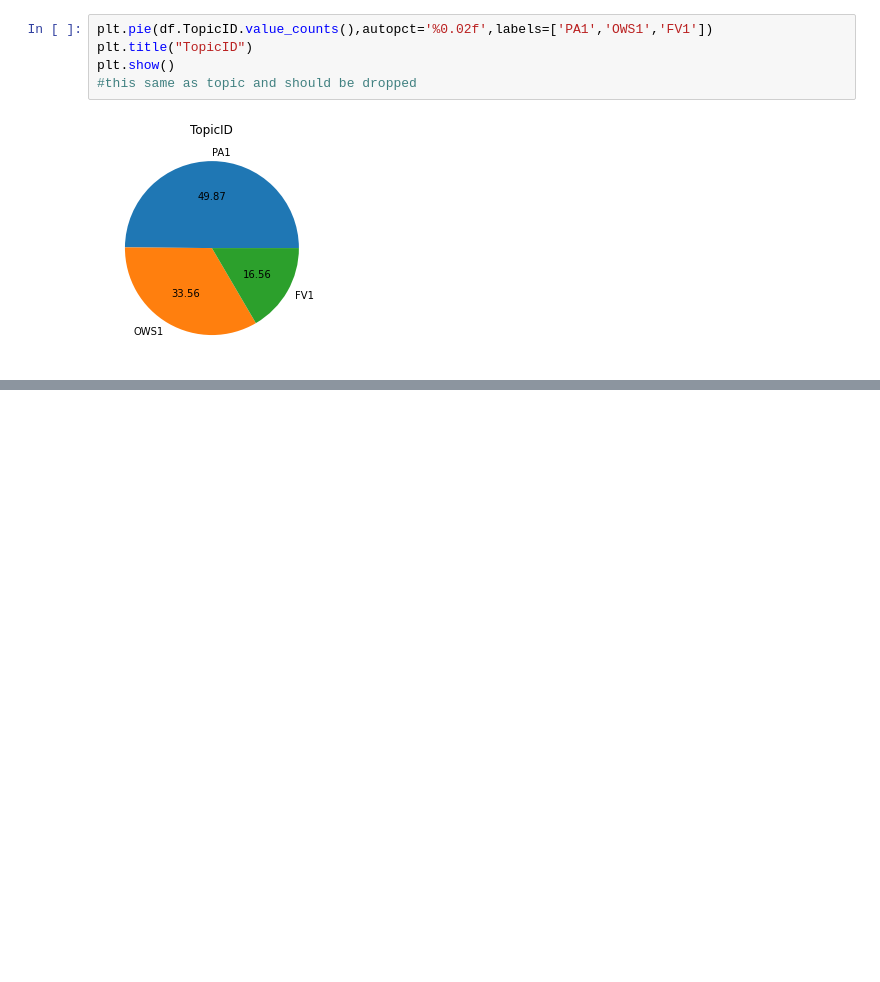
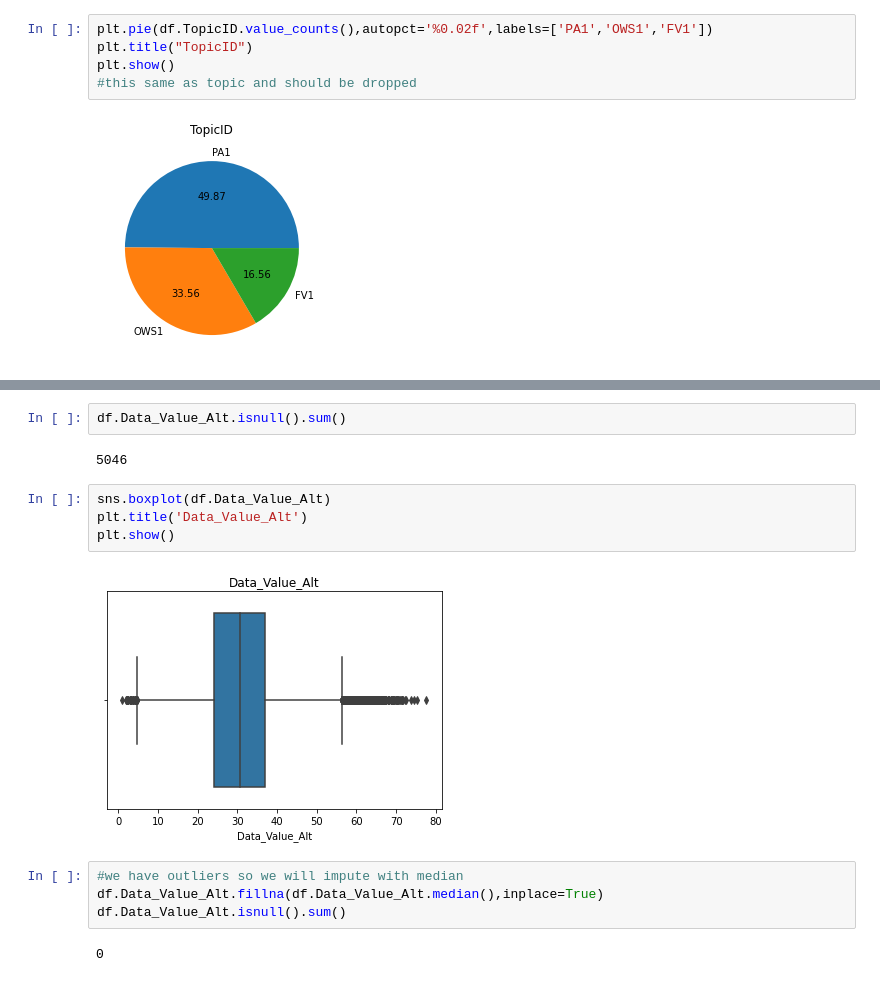
Before and after one commit to deepakjeff2/data-cleaning, a Jupyter notebook: Nutrition.ipynb, the cells around one changed output, grey strips where cells are left out. Drawn from its saved outputs; the diff is of its cells as text; blank space fills up the shorter version.

```diff
--- a/Nutrition.ipynb
+++ b/Nutrition.ipynb
@@ -411,0 +438,16 @@ print(df.shape)
+# %%
+df.Data_Value_Alt.isnull().sum()
+# %% [output]
+5046
+# %%
+sns.boxplot(df.Data_Value_Alt)
+plt.title('Data_Value_Alt')
+plt.show()
+# %% [output]
+[figure, added]
+# %%
+#we have outliers so we will impute with median
+df.Data_Value_Alt.fillna(df.Data_Value_Alt.median(),inplace=True)
+df.Data_Value_Alt.isnull().sum()
+# %% [output]
+0
```
Also changed, not shown: parts of 43 cells of this notebook.
